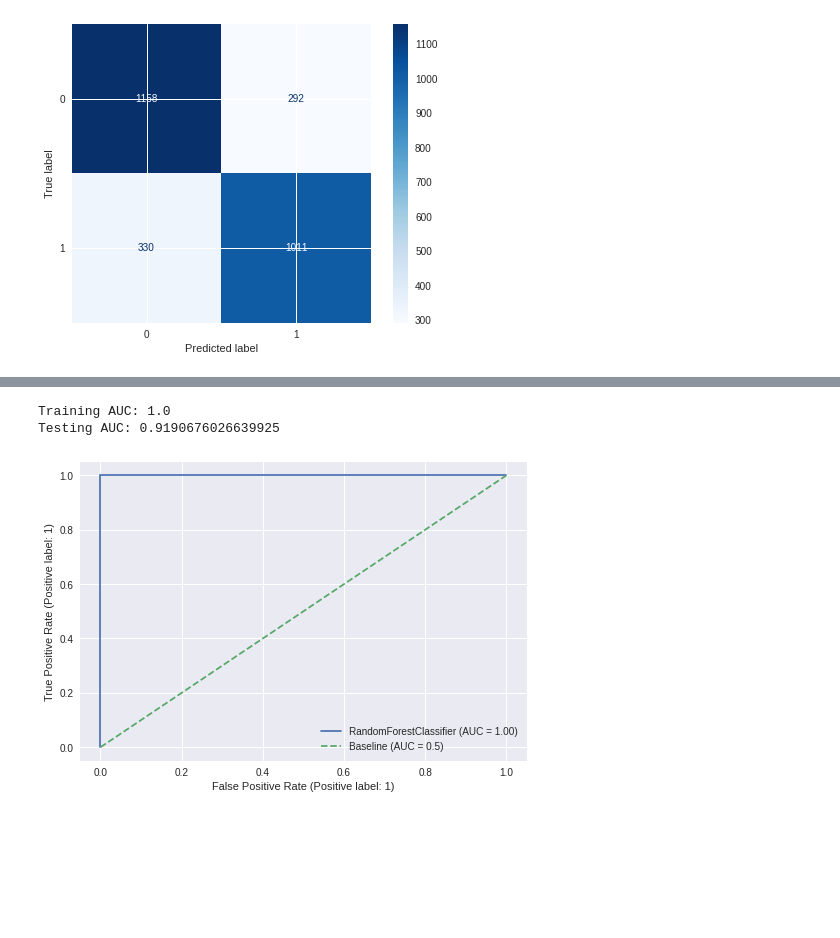
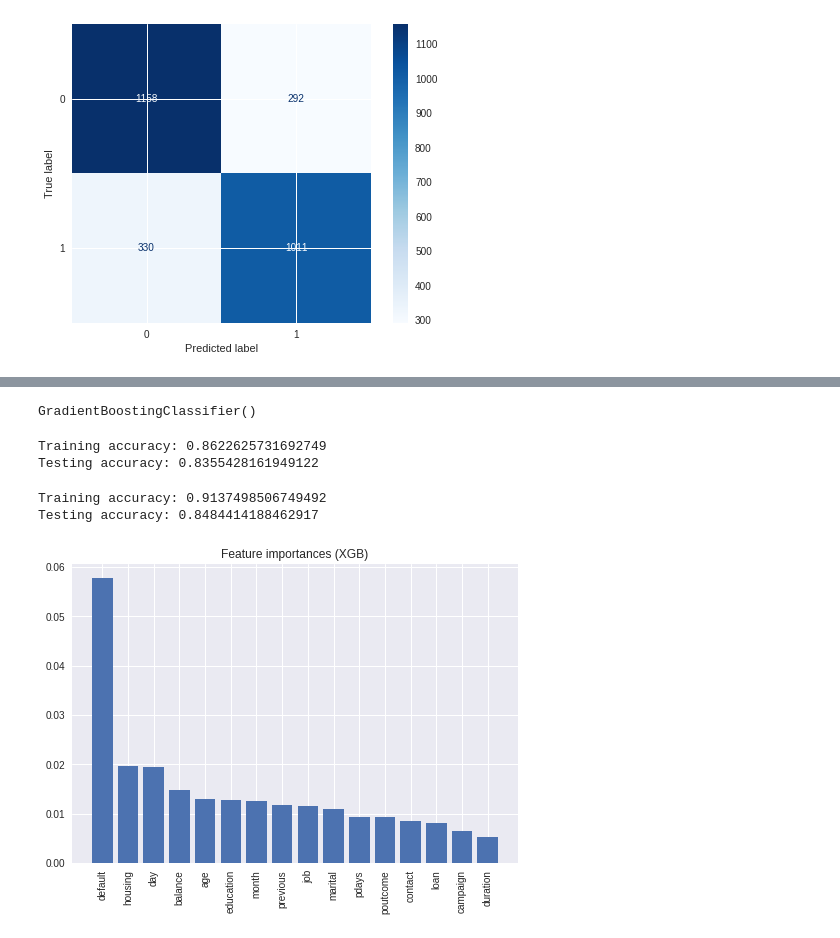
Before and after one commit to amltago/project2, a Jupyter notebook: ProjectB2.ipynb, the cells around one changed output, grey strips where cells are left out. Saved outputs shown, nothing was run; the diff lists cells and outputs as text; code cells hidden in the pictures; blank space fills up the shorter version.

```diff
--- a/ProjectB2.ipynb
+++ b/ProjectB2.ipynb
@@ -754,4 +749,0 @@ rc = RandomForestClassifier(random_state = 42)
-# %%
-# Train the model
-
-rc.fit(X_train_processed, y_train)
@@ -776,14 +750,44 @@ print(rc_test_score)
-# %%
-# Calculate AUC for both training and testing sets
-print(f'Training AUC: {roc_auc_score(y_train, rc.predict_proba(X_train_processed)[:,1])}')
-print(f'Testing AUC: {roc_auc_score(y_test, rc.predict_proba(X_test_processed)[:,1])}')
-# %% [output]
-Training AUC: 1.0
-Testing AUC: 0.9190676026639925
-# %%
-# Visualize the ROC curve
-plot_roc_curve(rc, X_train_processed, y_train)
-plt.plot([0, 1], [0, 1], ls = '--', label = 'Baseline (AUC = 0.5)')
-plt.legend();
-# %% [output]
-[figure, removed]
+# %%
+gbc = GradientBoostingClassifier()
+gbc.fit(X_train_processed, y_train)
+# %% [output]
+GradientBoostingClassifier()
+# %%
+print('Training accuracy:', gbc.score(X_train_processed, y_train))
+print('Testing accuracy:', gbc.score(X_test_processed, y_test))
+# %% [output]
+Training accuracy: 0.8622625731692749
+Testing accuracy: 0.8355428161949122
+# %%
+# Instantiate and fit gradient boosting classifier
+xgb = XGBClassifier(n_estimators=100, learning_rate=0.08, gamma=0, subsample=0.75,
+                           colsample_bytree=1, max_depth=7)
+
+xgb.fit(X_train_processed,y_train.squeeze().values)
+
+#calculate and print scores for the model for top 15 features
+y_train_preds = xgb.predict(X_train_processed)
+y_test_preds = xgb.predict(X_test_processed)
+
+
+print('Training accuracy:', xgb.score(X_train_processed, y_train))
+print('Testing accuracy:', xgb.score(X_test_processed, y_test))
+# %% [output]
+Training accuracy: 0.9137498506749492
+Testing accuracy: 0.8484414188462917
+# %%
+#get feature importances from the model
+headers = ["name", "score"]
+values = sorted(zip(X_train.columns, xgb.feature_importances_), key=lambda x: x[1] * -1)
+xgb_feature_importances = pd.DataFrame(values, columns = headers)
+
+#plot feature importances
+x_pos = np.arange(0, len(xgb_feature_importances))
+plt.bar(x_pos, xgb_feature_importances['score'])
+plt.xticks(x_pos, xgb_feature_importances['name'])
+plt.xticks(rotation=90)
+plt.title('Feature importances (XGB)')
+
+plt.show()
+# %% [output]
+[figure, added]
```
Also changed, not shown: parts of 7 cells of this notebook.
